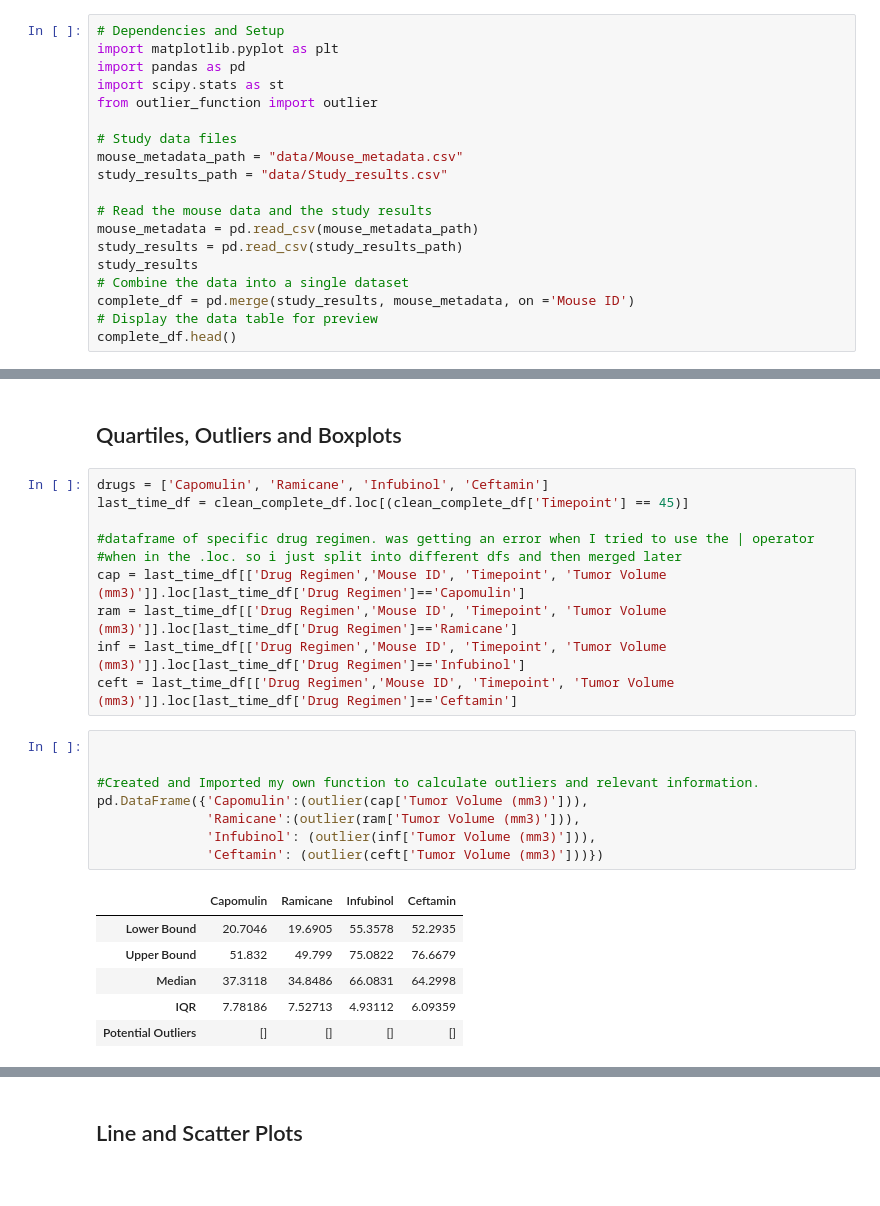
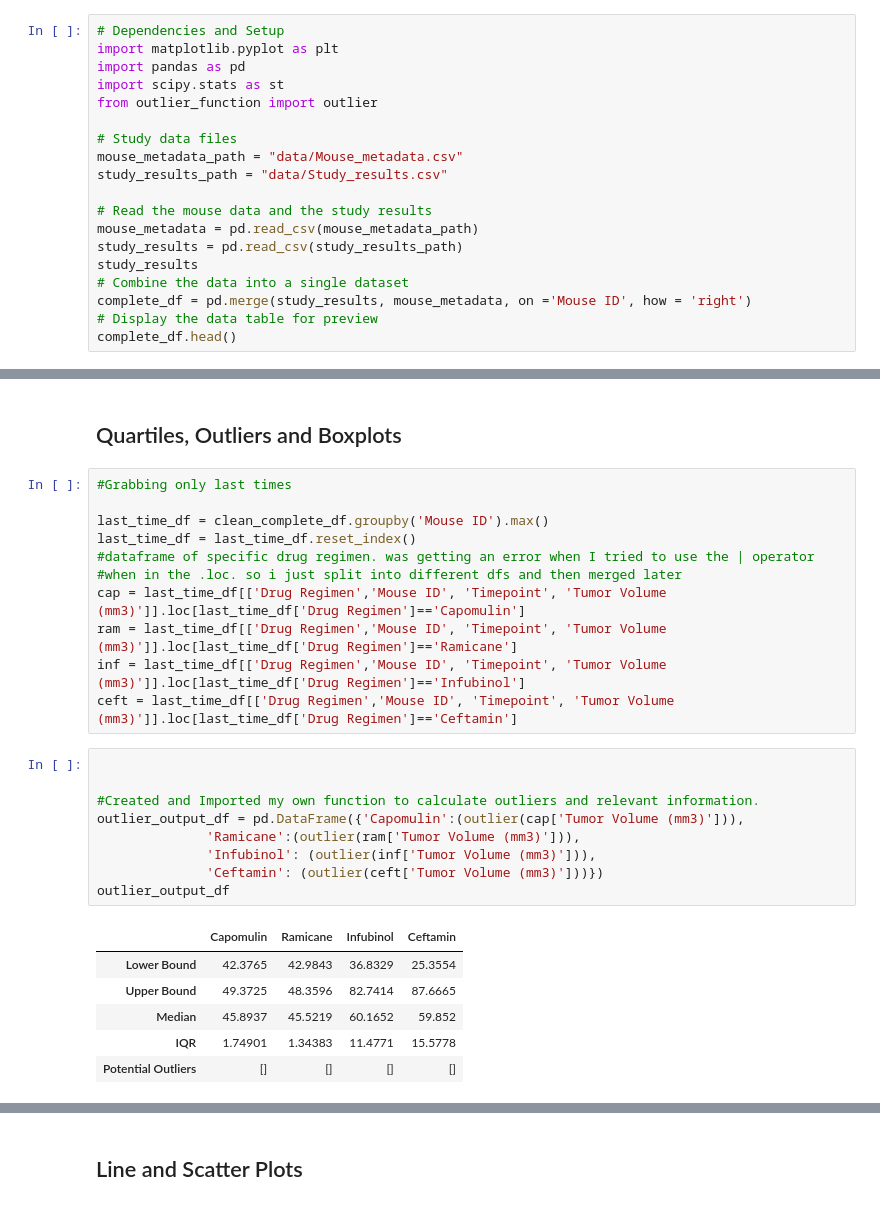
Before and after one commit to KevinKillman/Homework-5, a Jupyter notebook: Instructions/Pymaceuticals/pymaceuticals_starter.ipynb, the cells around one changed output, grey strips where cells are left out. Saved outputs shown, nothing was run; the diff lists cells and outputs as text.

```diff
--- a/Instructions/Pymaceuticals/pymaceuticals_starter.ipynb
+++ b/Instructions/Pymaceuticals/pymaceuticals_starter.ipynb
@@ -16,7 +16,7 @@ mouse_metadata = pd.read_csv(mouse_metadata_path)
 study_results = pd.read_csv(study_results_path)
 study_results
 # Combine the data into a single dataset
-complete_df = pd.merge(study_results, mouse_metadata, on ='Mouse ID')
+complete_df = pd.merge(study_results, mouse_metadata, on ='Mouse ID', how = 'right')
 # Display the data table for preview
 complete_df.head()
 # %% [output]
@@ -186,9 +176,10 @@ plt.show()
 # %% [markdown]
 ## Quartiles, Outliers and Boxplots
 # %%
-drugs = ['Capomulin', 'Ramicane', 'Infubinol', 'Ceftamin']
-last_time_df = clean_complete_df.loc[(clean_complete_df['Timepoint'] == 45)]
+#Grabbing only last times
 
+last_time_df = clean_complete_df.groupby('Mouse ID').max()
+last_time_df = last_time_df.reset_index()
 #dataframe of specific drug regimen. was getting an error when I tried to use the | operator
 #when in the .loc. so i just split into different dfs and then merged later
 cap = last_time_df[['Drug Regimen','Mouse ID', 'Timepoint', 'Tumor Volume (mm3)']].loc[last_time_df['Drug Regimen']=='Capomulin']
@@ -198,17 +189,18 @@ ceft = last_time_df[['Drug Regimen','Mouse ID', 'Timepoint', 'Tumor Volume (mm3)
 # %%
 
 
 #Created and Imported my own function to calculate outliers and relevant information.
-pd.DataFrame({'Capomulin':(outlier(cap['Tumor Volume (mm3)'])),
+outlier_output_df = pd.DataFrame({'Capomulin':(outlier(cap['Tumor Volume (mm3)'])),
               'Ramicane':(outlier(ram['Tumor Volume (mm3)'])),
               'Infubinol': (outlier(inf['Tumor Volume (mm3)'])),
               'Ceftamin': (outlier(ceft['Tumor Volume (mm3)']))})
+outlier_output_df
 # %% [output]
 |  | Capomulin | Ramicane | Infubinol | Ceftamin |
-| Lower Bound | 20.7046 | 19.6905 | 55.3578 | 52.2935 |
-| Upper Bound | 51.832 | 49.799 | 75.0822 | 76.6679 |
-| Median | 37.3118 | 34.8486 | 66.0831 | 64.2998 |
-| IQR | 7.78186 | 7.52713 | 4.93112 | 6.09359 |
+| Lower Bound | 42.3765 | 42.9843 | 36.8329 | 25.3554 |
+| Upper Bound | 49.3725 | 48.3596 | 82.7414 | 87.6665 |
+| Median | 45.8937 | 45.5219 | 60.1652 | 59.852 |
+| IQR | 1.74901 | 1.34383 | 11.4771 | 15.5778 |
 | Potential Outliers | [] | [] | [] | [] |
 # %%
 #Using a dictionary of lists to get boxplots on same plot.
```
Also changed, not shown: parts of 9 cells of this notebook.
